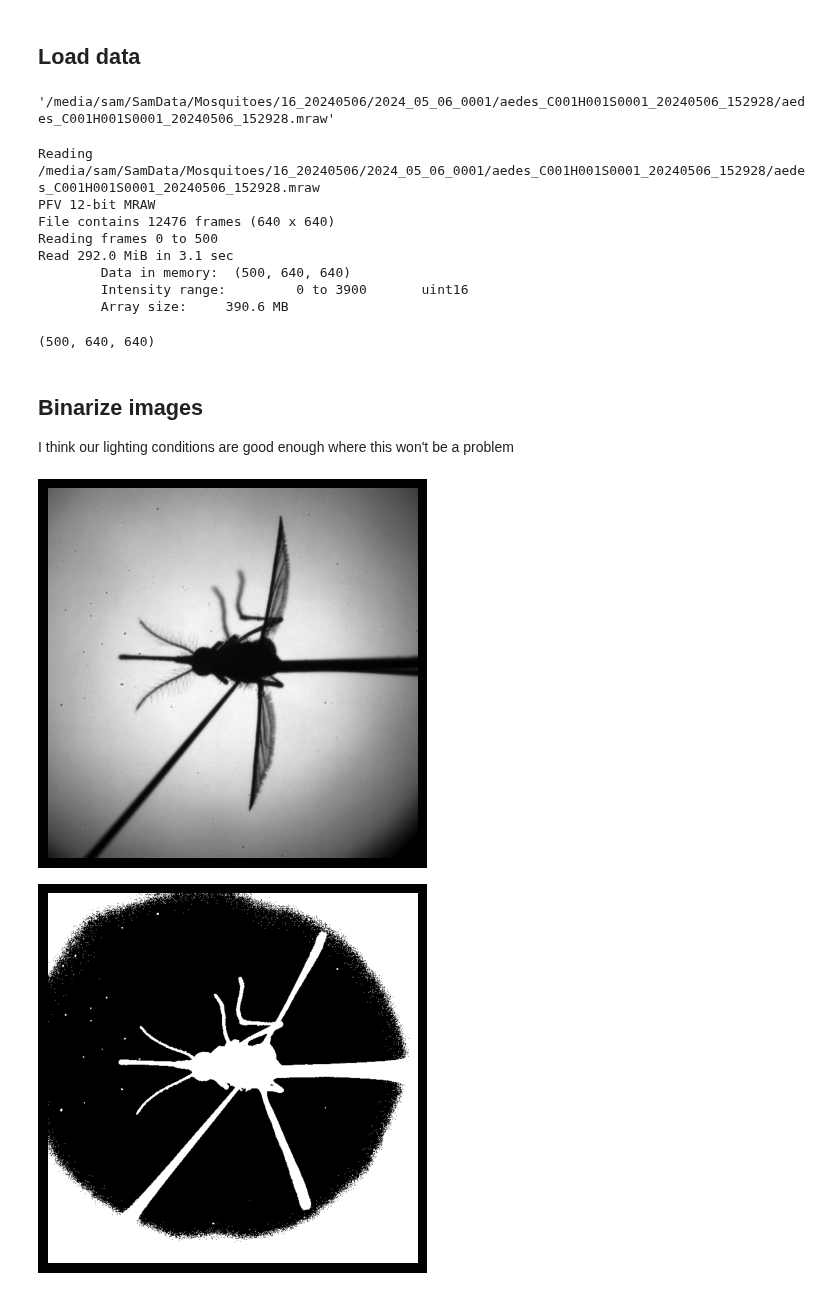
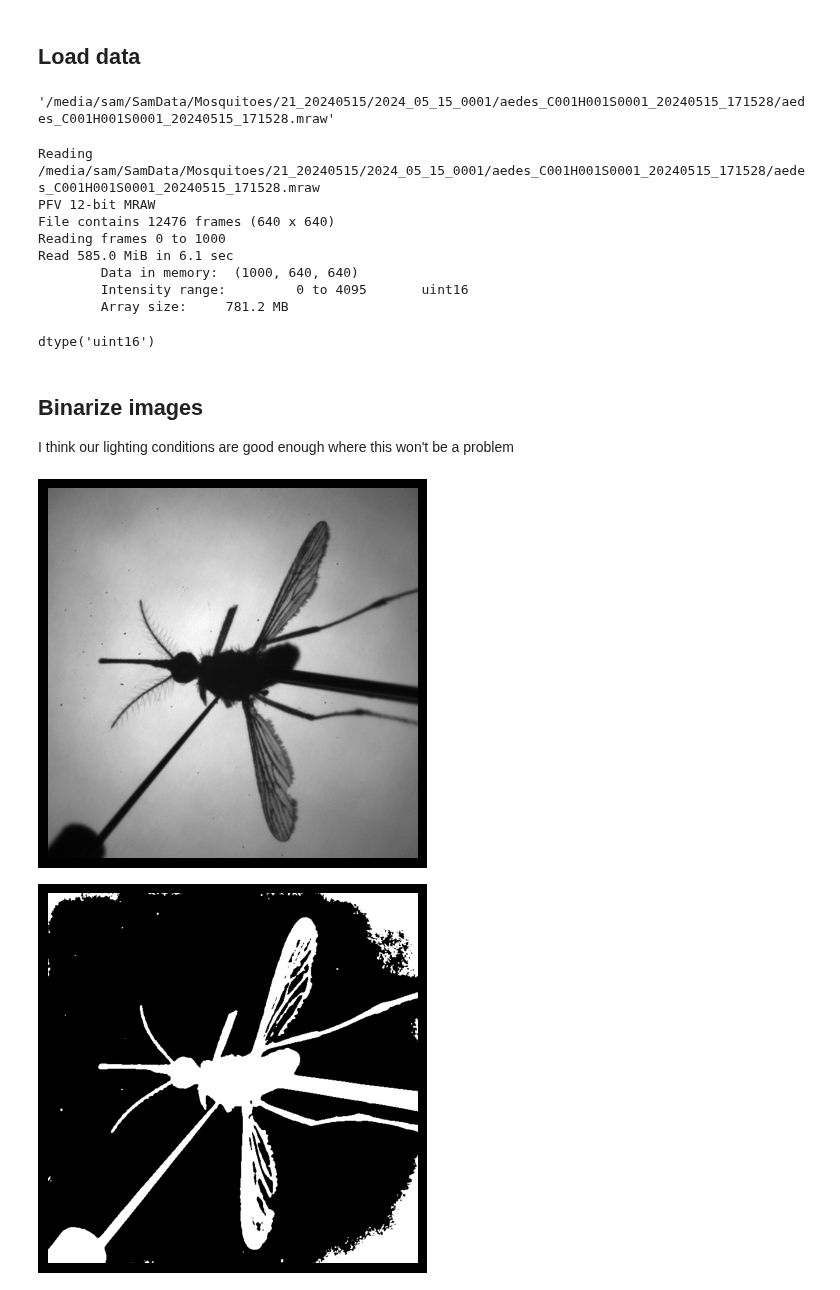
Before and after one commit to samcwhitehead/mosquito, a Jupyter notebook: scratch/analyze_highspeed_vid_scratch.ipynb, the cells around one changed output. Cells and saved outputs as stored; diff of their text form; code cells hidden in the pictures.

```diff
--- a/scratch/analyze_highspeed_vid_scratch.ipynb
+++ b/scratch/analyze_highspeed_vid_scratch.ipynb
@@ -27,31 +262,31 @@ plt.rc('axes', labelsize=16)    # fontsize of the x and y labels
 # path to data files
 # paths to data
 data_root = '/media/sam/SamData/Mosquitoes'
-data_folder = '16_20240506'  # '17_20240507' # '05_20240322'  #'08_20240401' # '04_20240321' #   '05_20240322'  # '03_20240319' #
-axo_num = 1
+data_folder = '21_20240515'  # '16_20240506'  #
+axo_num = 1  # 1 #
 
 data_path = os.path.join(data_root, data_folder, '*_{:04d}'.format(axo_num))
 vid_path_full = glob.glob(os.path.join(data_path, '*/*.mraw'))[0]
 vid_path_full
 # %% [output]
-'/media/sam/SamData/Mosquitoes/16_20240506/2024_05_06_0001/aedes_C001H001S0001_20240506_152928/aedes_C001H001S0001_20240506_152928.mraw'
+'/media/sam/SamData/Mosquitoes/21_20240515/2024_05_15_0001/aedes_C001H001S0001_20240515_171528/aedes_C001H001S0001_20240515_171528.mraw'
 # %%
 # read video -- only some of the frames
-frames = (0, 500)
+frames = (0, 1000)
 imgs, metadata = my_read_mraw(vid_path_full, frames=frames)
 # %% [output]
-Reading /media/sam/SamData/Mosquitoes/16_20240506/2024_05_06_0001/aedes_C001H001S0001_20240506_152928/aedes_C001H001S0001_20240506_152928.mraw
+Reading /media/sam/SamData/Mosquitoes/21_20240515/2024_05_15_0001/aedes_C001H001S0001_20240515_171528/aedes_C001H001S0001_20240515_171528.mraw
 PFV 12-bit MRAW
 File contains 12476 frames (640 x 640)
-Reading frames 0 to 500
-Read 292.0 MiB in 3.1 sec
-        Data in memory:  (500, 640, 640)
-        Intensity range:         0 to 3900       uint16
-        Array size:     390.6 MB
+Reading frames 0 to 1000
+Read 585.0 MiB in 6.1 sec
+        Data in memory:  (1000, 640, 640)
+        Intensity range:         0 to 4095       uint16
+        Array size:     781.2 MB
 # %%
-imgs.shape
+imgs.dtype
 # %% [output]
-(500, 640, 640)
+dtype('uint16')
 # %% [markdown]
 ## Binarize images
 I think our lighting conditions are good enough where this won't be a problem
@@ -62,20 +297,24 @@ fig, ax = plt.subplots()
 ax.imshow(imgs[0,:,:], cmap='grey')
 ax.set_axis_off()
 # %% [output]
-[figure, old version]
+[figure, new version]
 # %%
 # try simple binarization
-image = invert(imgs[10])
-# image = exposure.equalize_hist(image)
+ex_ind = 10
+image = invert(imgs[ex_ind])
+image = gaussian(image)
+image = equalize_adapthist(image, kernel_size=40)
 
-threshold = threshold_otsu(image)
+# threshold = threshold_otsu(image)
+thresholds = threshold_multiotsu(image,2)
+threshold = thresholds[-1]
 bw = image > threshold
 
 # visualize
 fig, ax = plt.subplots()
 ax.imshow(bw, cmap='grey')
 ax.set_axis_off()
 # %% [output]
-[figure, old version]
+[figure, new version]
 # %%
 # probably want to erode this to remove stuff around edges
```
Also changed, not shown: parts of 37 cells of this notebook, 2 other files.
